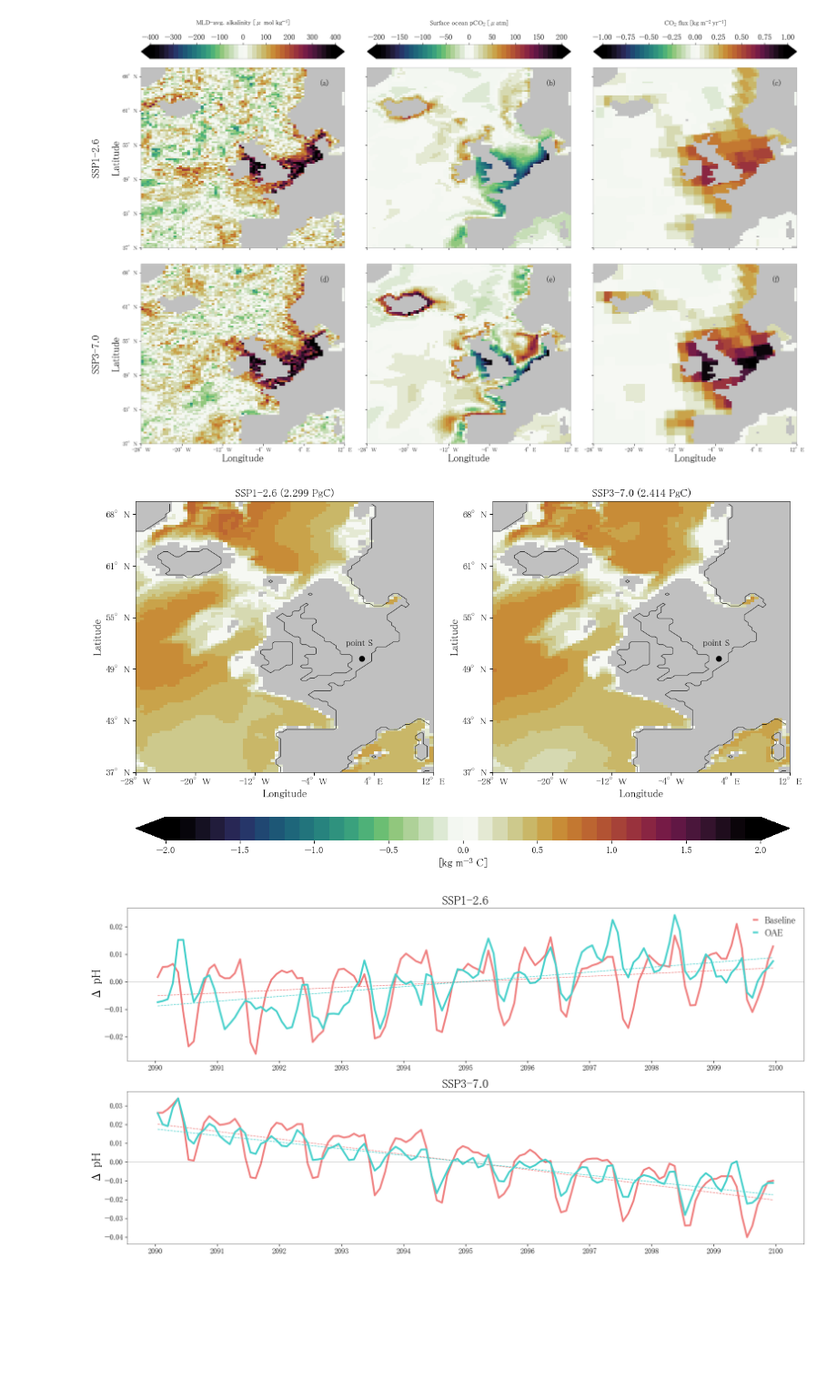
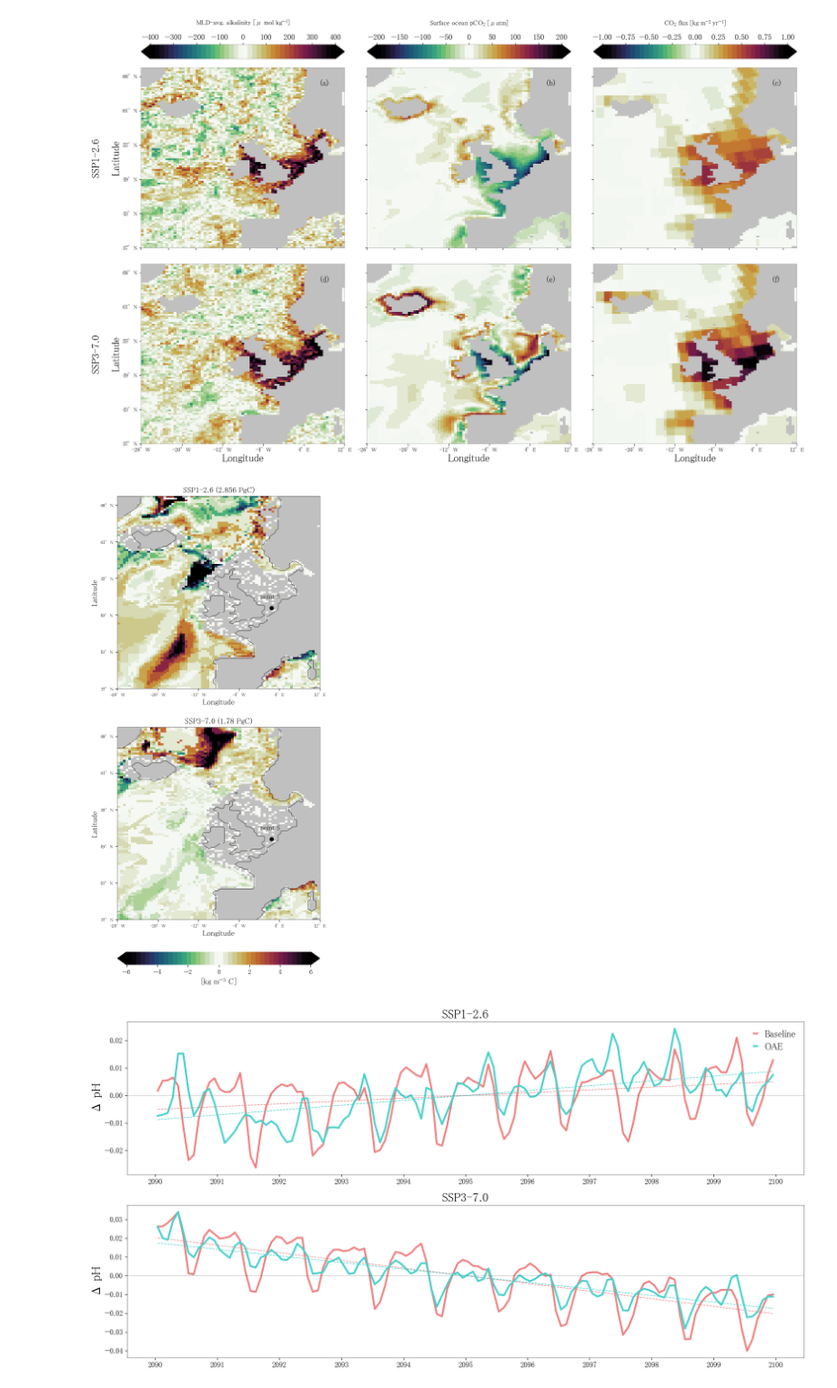
Before and after one commit to chiaraciscato/2026_ciscato_oae_seasonality, a Jupyter notebook: scripts/duplicate.ipynb, the cells around one changed output. Shown at 91% size. Saved outputs shown, nothing was run; the diff lists cells and outputs as text; code cells hidden in the pictures; blank space fills up the shorter version.

Commit message:
changes to map plots

```diff
--- a/scripts/duplicate.ipynb
+++ b/scripts/duplicate.ipynb
@@ -90,8 +90,9 @@ def slicing(data, mld, var):
     # slice to mixed layer depth level
     if var == 'DIC':
                     # permanent thermocline set at 200m
-        # mld_bool = (data.deptht > mld.somxl010.max('time_counter')).to_dataset(name='somxl010')
-        mld_bool = (data.deptht > 200).to_dataset(name='somxl010')
+        # data = data.groupby('time_counter.year').mean('time_counter')
+        mld_bool = (data.deptht > mld.somxl010.groupby('time_counter.year').max(dim='time_counter')).to_dataset(name='somxl010')
+        # mld_bool = (data.deptht > 200).to_dataset(name='somxl010')
     else:
         mld_bool = (data.deptht < mld.somxl010).to_dataset(name='somxl010')
     # data * boolean
@@ -235,9 +236,9 @@ def process_lineplot(var, filePath):
 
     return final_eu, final_point, map_amplitude, integral
 # %%
-eu_alk, ps_alk, ampl_alk, alk_integral = process_lineplot('ALK', filePath)
-eu_pco2, ps_pco2, ampl_pco2 , pco2_integral= process_lineplot('fco2', filePath)
-eu_co2flux, ps_co2flux, ampl_co2flux, co2flux_integral = process_lineplot('co2flux', filePath)
+# eu_alk, ps_alk, ampl_alk, alk_integral = process_lineplot('ALK', filePath)
+# eu_pco2, ps_pco2, ampl_pco2 , pco2_integral= process_lineplot('fco2', filePath)
+# eu_co2flux, ps_co2flux, ampl_co2flux, co2flux_integral = process_lineplot('co2flux', filePath)
 eu_dic, ps_dic, ampl_dic, dic_integral = process_lineplot('DIC', filePath)
 # eu_ph, ps_ph, ampl_ph, ph_integral = process_lineplot('ph', filePath)
 # eu_mld, ps_mld, ampl_mld = process_lineplot('mld', filePath)
@@ -395,20 +396,19 @@ cmap, norm = create_discrete_cmap(cm.seasons, 40)
 cmap.set_bad('silver')
 # %%
 dic=xr.open_dataset(dataPath+'DIC_base26_lastDecade.nc')
-slice_0 = dic['DIC'].sel(deptht=0, method='nearest').isel(time_counter=0)
+slice_zero = dic['DIC'].sel(deptht=0, method='nearest').isel(time_counter=0)
 # %%
                                # mol m-3                                          m-2         Pg
 ssp126_pt = ((list(dic_integral.values())[1]-list(dic_integral.values())[0]) * ocean_slice * 1e-12).sum(dim=['x','y']).isel(year=-1)
 ssp370_pt = ((list(dic_integral.values())[3]-list(dic_integral.values())[2]) * ocean_slice * 1e-12).sum(dim=['x','y']).isel(year=-1)
 # %%
-fig, (ax1, ax2) = plt.subplots(1,2, figsize=(14, 8))
+fig, (ax1, ax2) = plt.subplots(2,1, figsize=(6, 16))
 
 s=11
 m=13
 l=15
 
-v=2
-
+v=6
 im = fig_plot_map(dic_integral, 'DIC', ax1, vmin=-v, vmax=v, oae_index=1, base_index=0)
 im = fig_plot_map(dic_integral, 'DIC', ax2, vmin=-v, vmax=v, oae_index=3, base_index=2)
 
@@ -421,38 +421,39 @@ for ax in axes:
     ax.set_xticks([0,15,30,45,60,75])
 
     ax.set_yticklabels(lat_label, fontsize=s)
     ax.set_xticklabels(lon_label, fontsize=s)
 
-    ax.tick_params(axis='both', which='major', labelsize=s)
+    ax.tick_params(axis='both', which='major', labelsize=8)
     ax.text(53, 49,'point S', fontsize=s, color='black')
     ax.plot(57, 44, marker = 'o', color='black')
 
-    slice_0.plot.contour(ax=ax, levels=1, linewidths=.5, colors='black')
+    slice_zero.plot.contour(ax=ax, levels=1, linewidths=.5, colors='black')
+    # slice_200.plot.contour(ax=ax, levels=1, linewidths=.5, colors='black')
 
     ax.set_xlabel('Longitude', fontsize=m)
     ax.set_ylabel('Latitude', fontsize=m)
 
 for location in ['left', 'bottom', 'right', 'top']:
     for ax in axes:
         ax.spines[location].set_linewidth(0.4)
 
-cbar = fig.colorbar(im, ax=[ax1,ax2], aspect=25, pad=0.12, location='bottom', extend='both')
+cbar = fig.colorbar(im, ax=[ax1,ax2], aspect=14, pad=0.06, location='bottom', extend='both')
 cbar.set_label(r'[kg $\mathregular{m^{-3}}$ C]', fontsize=m)
 cbar.ax.set_frame_on(False)
 
 ax1.set_title(f"SSP1-2.6 ({round(ssp126_pt['DIC'].item(), 3)} PgC)", fontsize=m)
 ax2.set_title(f"SSP3-7.0 ({round(ssp370_pt['DIC'].item(), 3)} PgC)", fontsize=m)
 
 # fig.suptitle('DIC integral below the mixed layer in SSP1-2.6 (left) and SSP3-7.0 (right)', fontsize=m)
 
 for t in cbar.ax.get_xticklabels():
      t.set_fontsize(s)
 
 pass
 
-# plt.savefig('/Users/chiaraciscato/Desktop/GEOMAR/2024_ciscato_oae_seasonality/out/DICintegral.png', transparent=True)
+plt.savefig('/Users/chiaraciscato/Desktop/GEOMAR/2024_ciscato_oae_seasonality/out/DICintegral.png', transparent=True)
 # %% [output]
-[figure, old version]
+[figure, new version]
 # %%
 var = 'ph'
 
```
Also changed, not shown: 1 other file.
